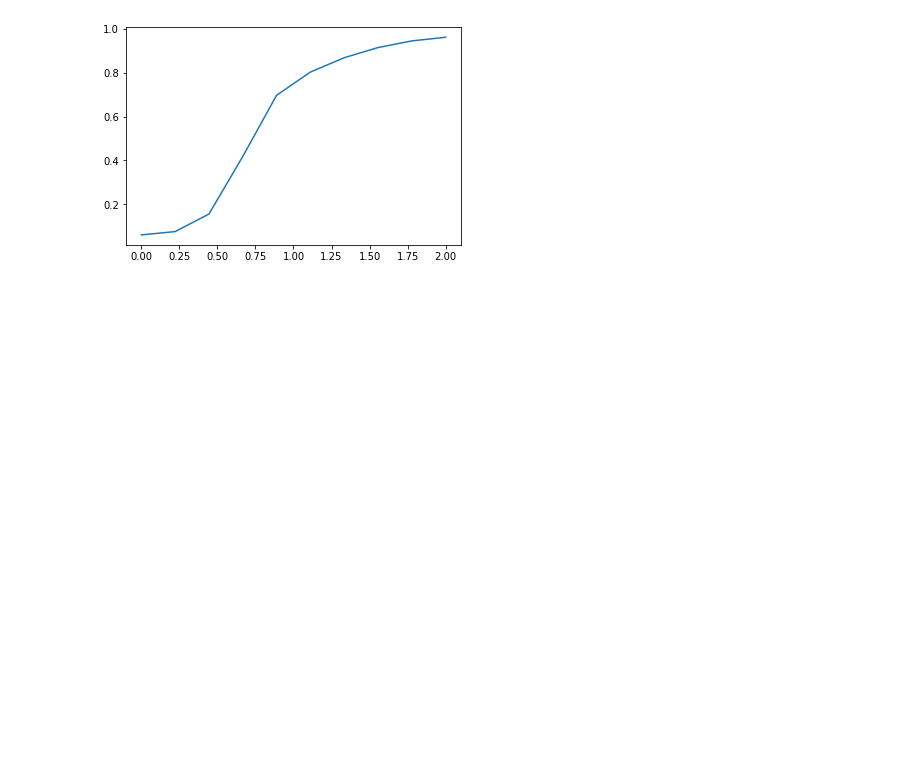
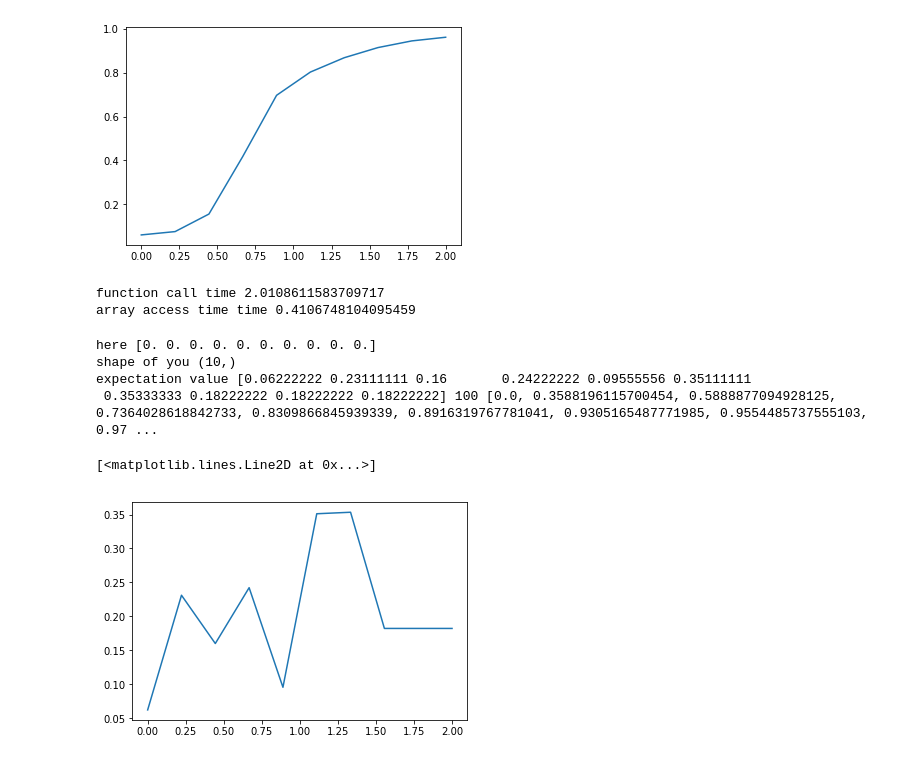
Before and after one commit to saumya-shivam/Ising_monte_carlo, a Jupyter notebook: cluster_algorithm.ipynb, the cells around one changed output. Cells and saved outputs as stored; diff of their text form; code cells hidden in the pictures; blank space fills up the shorter version.

```diff
--- a/cluster_algorithm.ipynb
+++ b/cluster_algorithm.ipynb
@@ -191,3 +192,58 @@ plt.plot(J_arr,Z_exp)
 # %% [output]
 [<matplotlib.lines.Line2D at 0x...>]
 [figure]
+# %%
+# is calling function faster or accessing p_arr
+
+import time
+import numpy as np
+
+J_arr=np.linspace(0,1,20)
+p_arr=[1-np.exp(-2*J) for J in J_arr]
+
+def p_call(J):
+    return 1-np.exp(-2*J)
+
+t0=time.time()
+for J in J_arr:
+    for i in range(10000):
+        if(np.random.rand()<p_call(J)):
+            continue
+
+print("function call time",time.time()-t0)
+
+t0=time.time()
+for j,J in enumerate(J_arr):
+    for i in range(10000):
+        if(np.random.rand()<p_arr[j]):
+            continue
+
+print("array access time time",time.time()-t0)
+# %% [output]
+function call time 2.0108611583709717
+array access time time 0.4106748104095459
+# %%
+Nsites=100
+Nsteps=10000
+lag=100
+eq_steps=100
+
+temp=np.linspace(0,2,10)
+
+model=IsingMC(Nsites=Nsites,temp=temp,Nsteps=Nsteps,eq_steps=eq_steps,lag=lag,full_Zexp=False,graph=None)
+print("here",model.Zexp)
+num_workers=7
+
+model.run(algo='metropolis',n_workers=num_workers)
+print("shape of you",model.Zexp.shape)
+print("expectation value", model.Zexp,model.Nsites,model.p_arr)
+# %% [output]
+here [0. 0. 0. 0. 0. 0. 0. 0. 0. 0.]
+shape of you (10,)
+expectation value [0.06222222 0.23111111 0.16       0.24222222 0.09555556 0.35111111
+ 0.35333333 0.18222222 0.18222222 0.18222222] 100 [0.0, 0.3588196115700454, 0.5888877094928125, 0.7364028618842733, 0.8309866845939339, 0.8916319767781041, 0.9305165487771985, 0.9554485737555103, 0.97 ...
+# %%
+plt.plot(model.temp,model.Zexp)
+# %% [output]
+[<matplotlib.lines.Line2D at 0x...>]
+[figure, added]
```
Also changed, not shown: parts of 1 cell of this notebook, 2 other files.
